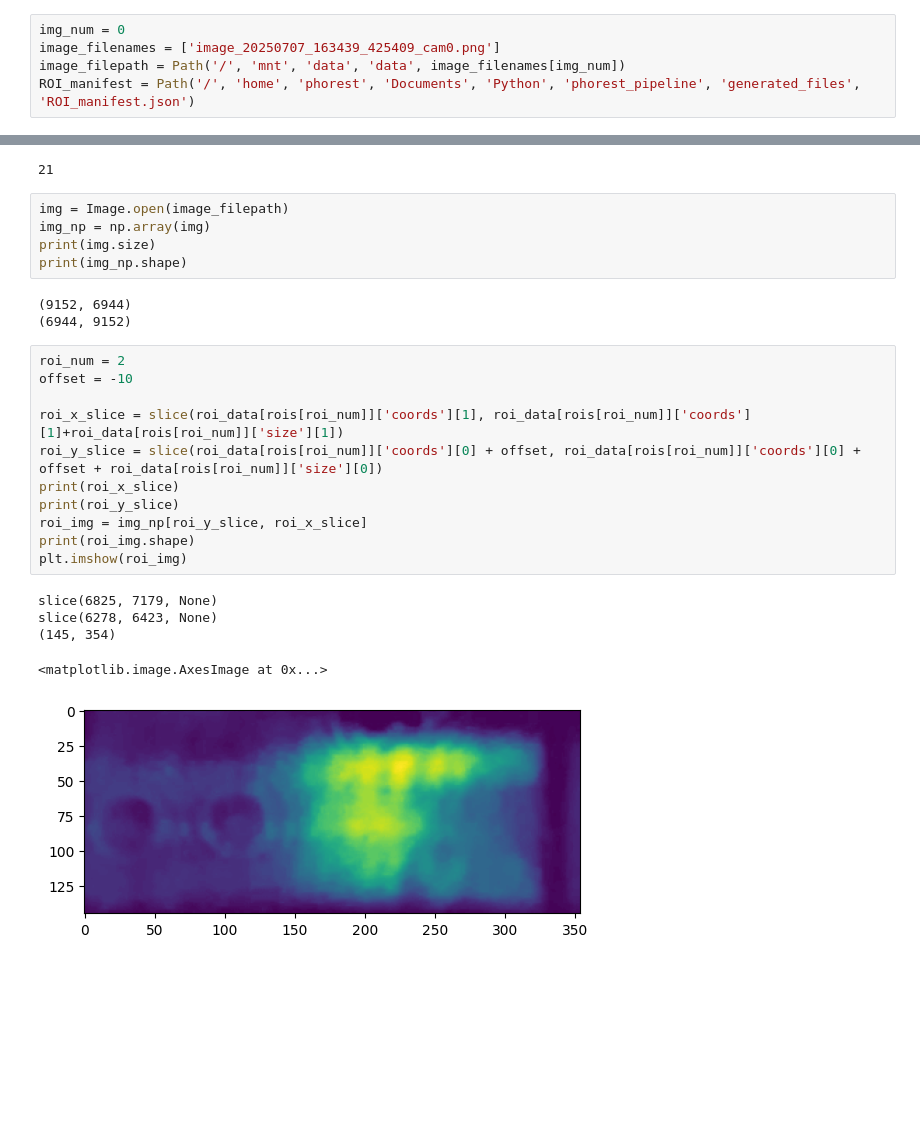
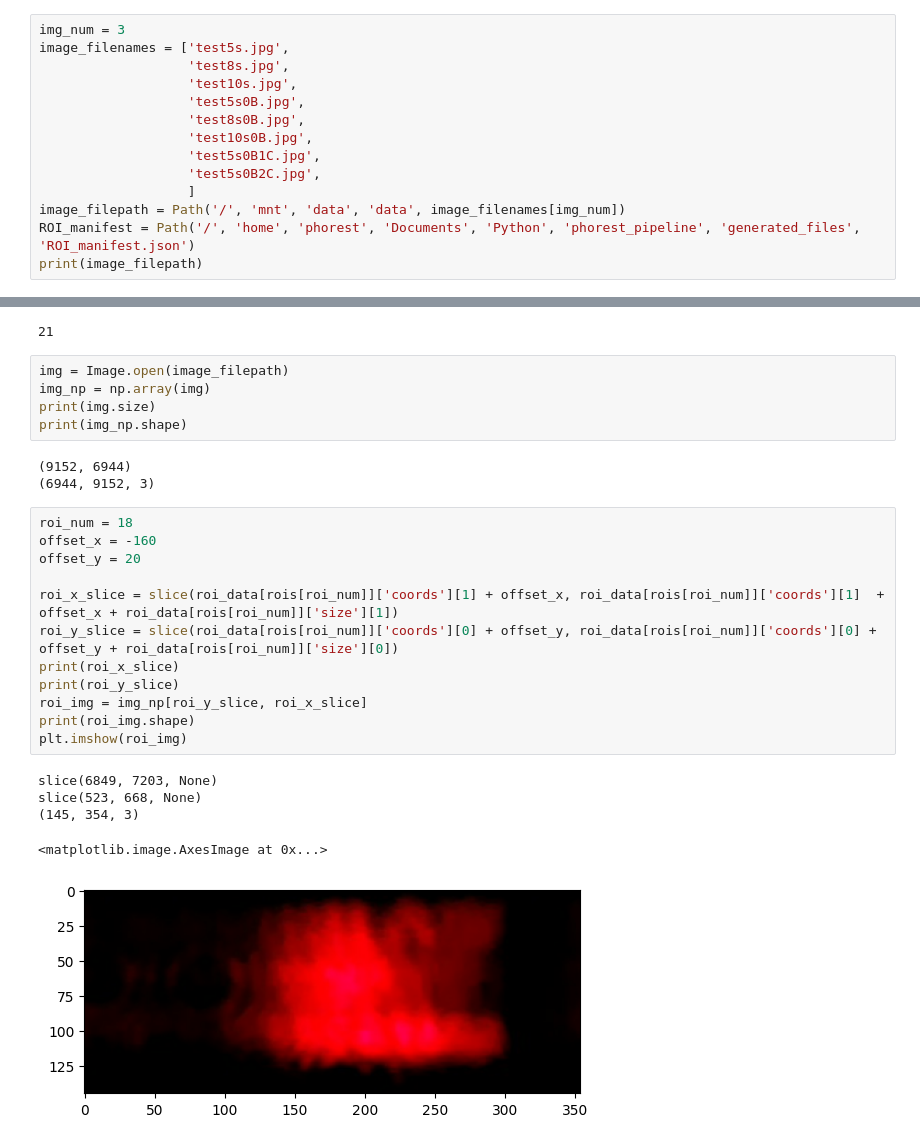
Before and after one commit to cr806/phorest_pipeline, a Jupyter notebook: INTERNAL_FILES/Check_Bars.ipynb, the cells around one changed output, grey strips where cells are left out. Saved outputs shown, nothing was run; the diff lists cells and outputs as text; blank space fills up the shorter version.

```diff
--- a/INTERNAL_FILES/Check_Bars.ipynb
+++ b/INTERNAL_FILES/Check_Bars.ipynb
@@ -5,7 +5,16 @@ from pathlib import Path
 from PIL import Image
 import json
 # %%
-img_num = 0
-image_filenames = ['image_20250707_163439_425409_cam0.png']
+img_num = 3
+image_filenames = ['test5s.jpg',
+                   'test8s.jpg',
+                   'test10s.jpg',
+                   'test5s0B.jpg',
+                   'test8s0B.jpg',
+                   'test10s0B.jpg',
+                   'test5s0B1C.jpg',
+                   'test5s0B2C.jpg',
+                   ]
 image_filepath = Path('/', 'mnt', 'data', 'data', image_filenames[img_num])
 ROI_manifest = Path('/', 'home', 'phorest', 'Documents', 'Python', 'phorest_pipeline', 'generated_files', 'ROI_manifest.json')
+print(image_filepath)
@@ -23,22 +34,23 @@ print(img.size)
 print(img_np.shape)
 # %% [output]
 (9152, 6944)
-(6944, 9152)
+(6944, 9152, 3)
 # %%
-roi_num = 2
-offset = -10
+roi_num = 18
+offset_x = -160
+offset_y = 20
 
-roi_x_slice = slice(roi_data[rois[roi_num]]['coords'][1], roi_data[rois[roi_num]]['coords'][1]+roi_data[rois[roi_num]]['size'][1])
-roi_y_slice = slice(roi_data[rois[roi_num]]['coords'][0] + offset, roi_data[rois[roi_num]]['coords'][0] + offset + roi_data[rois[roi_num]]['size'][0])
+roi_x_slice = slice(roi_data[rois[roi_num]]['coords'][1] + offset_x, roi_data[rois[roi_num]]['coords'][1]  + offset_x + roi_data[rois[roi_num]]['size'][1])
+roi_y_slice = slice(roi_data[rois[roi_num]]['coords'][0] + offset_y, roi_data[rois[roi_num]]['coords'][0] + offset_y + roi_data[rois[roi_num]]['size'][0])
 print(roi_x_slice)
 print(roi_y_slice)
 roi_img = img_np[roi_y_slice, roi_x_slice]
 print(roi_img.shape)
 plt.imshow(roi_img)
 # %% [output]
-slice(6825, 7179, None)
-slice(6278, 6423, None)
-(145, 354)
+slice(6849, 7203, None)
+slice(523, 668, None)
+(145, 354, 3)
 <matplotlib.image.AxesImage at 0x...>
-[figure, old version]
+[figure, new version]
 # %%
```
Also changed, not shown: parts of 2 cells of this notebook, 2 other files.
